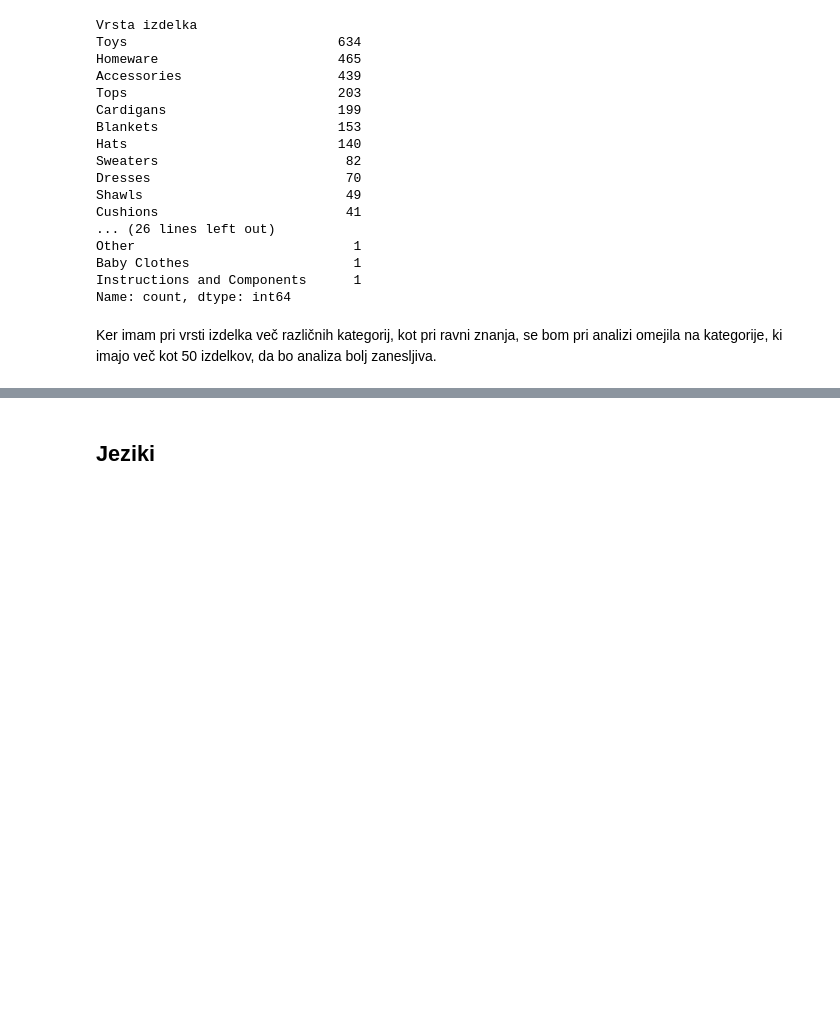
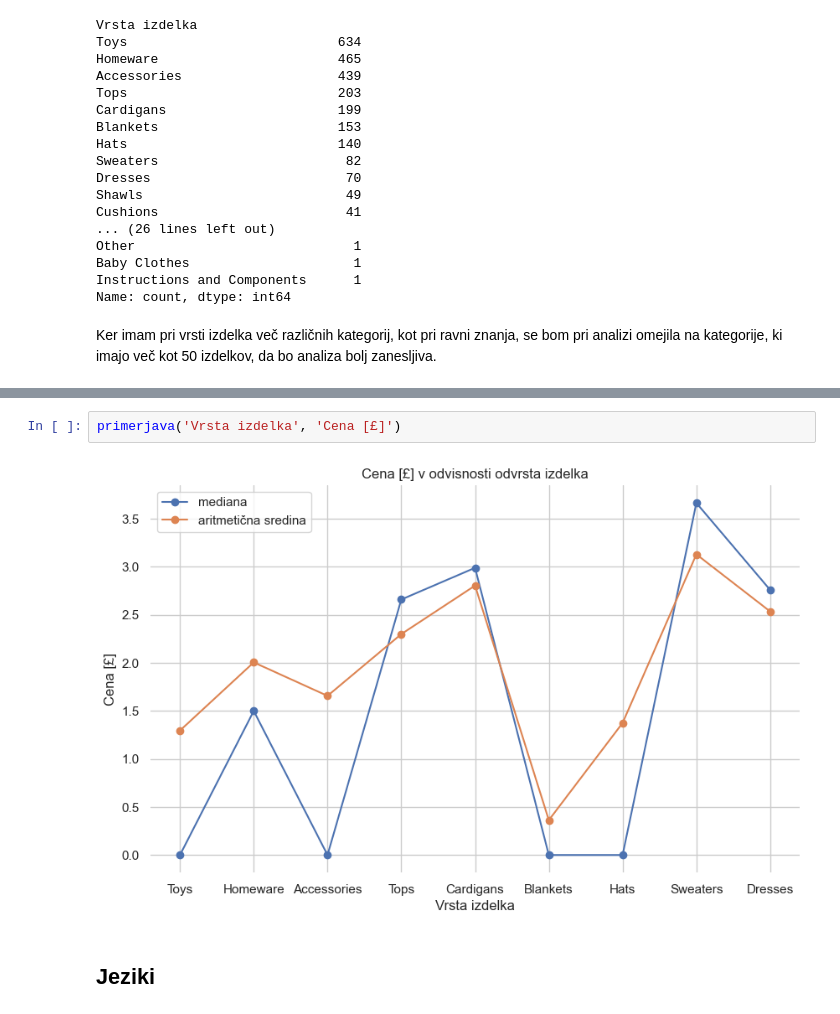
Before and after one commit to kanisaja/uvp-projektna-naloga, a Jupyter notebook: podrobna_analiza/analiza.ipynb, the cells around one changed output, grey strips where cells are left out. Cells and saved outputs as stored; diff of their text form; blank space fills up the shorter version.

```diff
--- a/podrobna_analiza/analiza.ipynb
+++ b/podrobna_analiza/analiza.ipynb
@@ -230,3 +234,7 @@ Ker imam pri vrsti izdelka več različnih kategorij, kot pri ravni znanja, se b
+# %%
+primerjava('Vrsta izdelka', 'Cena [£]')
+# %% [output]
+[figure, added]
 # %% [markdown]
 ## Jeziki
 # %% [markdown]
```
Also changed, not shown: parts of 3 cells of this notebook, 1 other file.
